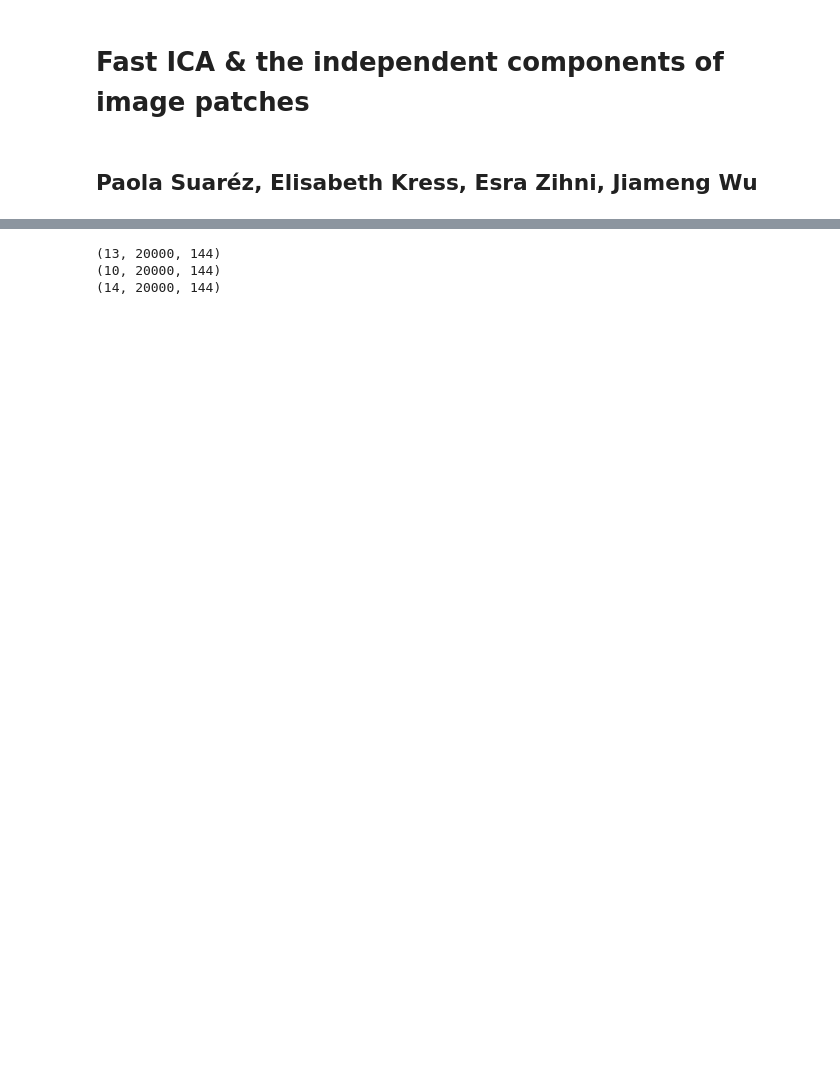
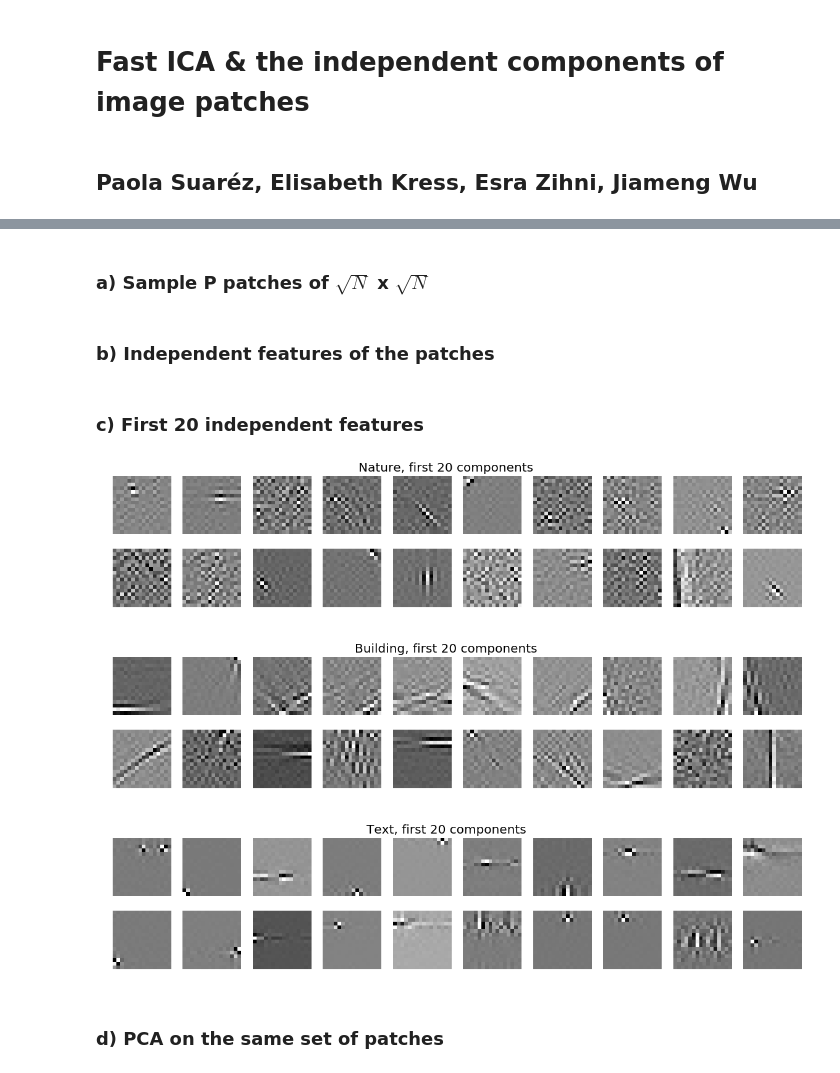
Before and after one commit to psrmx/The_Chantastic4, a Jupyter notebook: PS07/MI2_07_TheChantastic4.ipynb, the cells around one changed output, grey strips where cells are left out. Drawn from its saved outputs; the diff is of its cells as text; code cells hidden in the pictures; blank space fills up the shorter version.

Commit message:
Pre-final version, still unsure about independent components

```diff
--- a/PS07/MI2_07_TheChantastic4.ipynb
+++ b/PS07/MI2_07_TheChantastic4.ipynb
@@ -128,11 +144,13 @@ for i in range(10):
 text = []   # 14 text images
 for i in range(14):
     text.append(plt.imread("imgpca/t"+str(i+1)+".jpg", format='jpg'))
+# %% [markdown]
+### a) Sample P patches of $\sqrt{N}$ x $\sqrt{N}$
 # %%
 # Patches
-P = 20000
-N = 144
-pix = int(np.sqrt(N))
+P = 5000
+pix = 16
+N = pix*pix
 
 n_patches = np.zeros((len(nature), P, N))
 b_patches = np.zeros((len(buildings), P, N))
@@ -144,23 +162,39 @@ patches_ = [n_patches, b_patches, t_patches]
 for i in range(3):
     images = images_[i]
     patches = patches_[i]
-    for j in range(len(image)):
-        patches[i,:,:] = extract_patches_2d(images[i], (pix, pix), max_patches=P).reshape(P,N)
+    for j in range(len(images)):
+        patches[j,:,:] = extract_patches_2d(images[j], (pix, pix), max_patches=P).reshape(P,N)
+# %% [markdown]
+### b) Independent features of the patches
 # %%
 # Calculating independent features of the images using FastICA
 # Standard setting of the FastICA function is whitening and contrast function logcosh a=1
+rs = []
+As = []
+for i in range(3):
+    patches = patches_[i].reshape(-1, N)
+    patches = np.subtract(patches, np.mean(patches, axis=0))
 
-reconstructed =
-for i in range(3):
-    image = images_[i][0]
-    size = image.shape[0] * image.shape[1]
-    patches = patches_[i]
-
-    for j in range(patches.shape[0]):
-        img = patches[j]
-        ica = FastICA(size)
-        S_ = ica.fit_transform(img)
+    ica = FastICA(n_components=N, tol=0.01, max_iter=1000)
+    #r_ = ica.fit_transform(patches.T)
+    A_ = ica.fit(patches).components_
+    #rs.append(r_)
+    As.append(A_)
-# %% [output]
-(13, 20000, 144)
-(10, 20000, 144)
-(14, 20000, 144)
+# %% [markdown]
+### c) First 20 independent features
+# %%
+titles = ('Nature', 'Building', 'Text')
+for i in range(3):
+    f, axes = plt.subplots(2, 10, figsize=(20,4))
+    axes = axes.ravel()
+    for j in range(20):
+        axes[j].imshow(As[i][j,:].reshape((pix,pix)),'gray')#, vmin=np.min(As[i]), vmax=np.max(As[i]))
+        axes[j].axis("off")
+    plt.suptitle(titles[i]+", first 20 components", fontsize=20, y=.95)
+    plt.show()
+# %% [output]
+[figure, added]
+[figure, added]
+[figure, added]
+# %% [markdown]
+### d) PCA on the same set of patches
```
Also changed, not shown: parts of 14 cells of this notebook.
